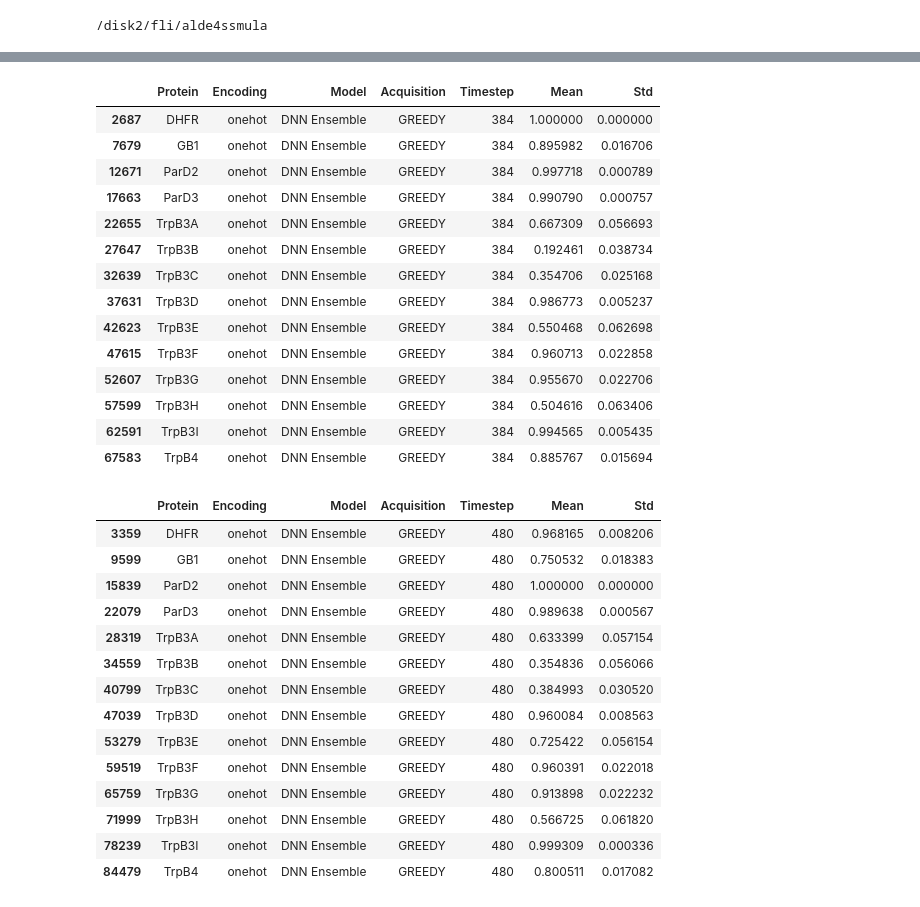
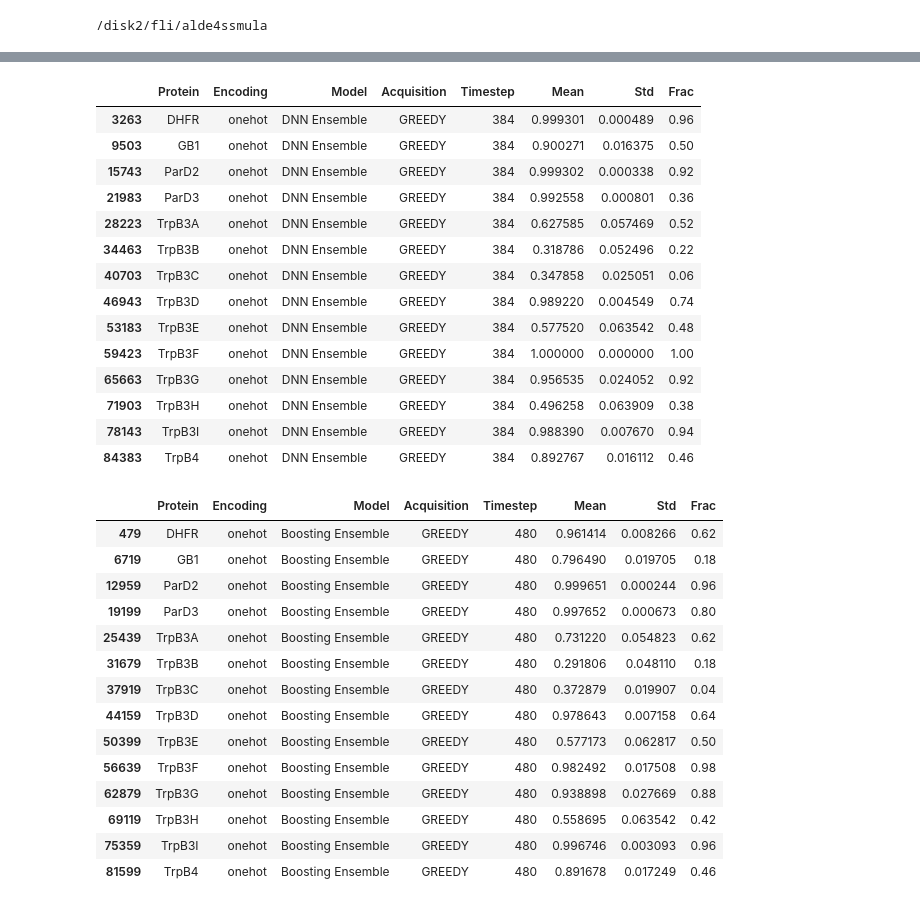
Before and after one commit to fhalab/alde4ssmula, a Jupyter notebook: analysis/tabulate_results.ipynb, the cells around one changed output, grey strips where cells are left out. Drawn from its saved outputs; the diff is of its cells as text; code cells hidden in the pictures.

```diff
--- a/analysis/tabulate_results.ipynb
+++ b/analysis/tabulate_results.ipynb
@@ -199,3 +203,3 @@ Total queries (incl. init): 384
 # %%
-df = pd.read_csv("/disk2/fli/alde4ssmula/results/4eq_96/all_results.csv")
+df = pd.read_csv("/disk2/fli/alde4ssmula/results/4eq_120/all_results.csv")
 # %%
@@ -219,39 +223,39 @@ df[(df["Encoding"]=="onehot") & (df["Acquisition"] == "GREEDY") & (df["Model"] =
 # %%
 df[(df["Encoding"]=="onehot") & (df["Acquisition"] == "GREEDY") & (df["Model"] == "DNN Ensemble") & (df["Timestep"] == 384)]
 # %% [output]
-|  | Protein | Encoding | Model | Acquisition | Timestep | Mean | Std |
-| 2687 | DHFR | onehot | DNN Ensemble | GREEDY | 384 | 1.000000 | 0.000000 |
-| 7679 | GB1 | onehot | DNN Ensemble | GREEDY | 384 | 0.895982 | 0.016706 |
-| 12671 | ParD2 | onehot | DNN Ensemble | GREEDY | 384 | 0.997718 | 0.000789 |
-| 17663 | ParD3 | onehot | DNN Ensemble | GREEDY | 384 | 0.990790 | 0.000757 |
-| 22655 | TrpB3A | onehot | DNN Ensemble | GREEDY | 384 | 0.667309 | 0.056693 |
-| 27647 | TrpB3B | onehot | DNN Ensemble | GREEDY | 384 | 0.192461 | 0.038734 |
-| 32639 | TrpB3C | onehot | DNN Ensemble | GREEDY | 384 | 0.354706 | 0.025168 |
-| 37631 | TrpB3D | onehot | DNN Ensemble | GREEDY | 384 | 0.986773 | 0.005237 |
-| 42623 | TrpB3E | onehot | DNN Ensemble | GREEDY | 384 | 0.550468 | 0.062698 |
-| 47615 | TrpB3F | onehot | DNN Ensemble | GREEDY | 384 | 0.960713 | 0.022858 |
-| 52607 | TrpB3G | onehot | DNN Ensemble | GREEDY | 384 | 0.955670 | 0.022706 |
-| 57599 | TrpB3H | onehot | DNN Ensemble | GREEDY | 384 | 0.504616 | 0.063406 |
-| 62591 | TrpB3I | onehot | DNN Ensemble | GREEDY | 384 | 0.994565 | 0.005435 |
-| 67583 | TrpB4 | onehot | DNN Ensemble | GREEDY | 384 | 0.885767 | 0.015694 |
+|  | Protein | Encoding | Model | Acquisition | Timestep | Mean | Std | Frac |
+| 3263 | DHFR | onehot | DNN Ensemble | GREEDY | 384 | 0.999301 | 0.000489 | 0.96 |
+| 9503 | GB1 | onehot | DNN Ensemble | GREEDY | 384 | 0.900271 | 0.016375 | 0.50 |
+| 15743 | ParD2 | onehot | DNN Ensemble | GREEDY | 384 | 0.999302 | 0.000338 | 0.92 |
+| 21983 | ParD3 | onehot | DNN Ensemble | GREEDY | 384 | 0.992558 | 0.000801 | 0.36 |
+| 28223 | TrpB3A | onehot | DNN Ensemble | GREEDY | 384 | 0.627585 | 0.057469 | 0.52 |
+| 34463 | TrpB3B | onehot | DNN Ensemble | GREEDY | 384 | 0.318786 | 0.052496 | 0.22 |
+| 40703 | TrpB3C | onehot | DNN Ensemble | GREEDY | 384 | 0.347858 | 0.025051 | 0.06 |
+| 46943 | TrpB3D | onehot | DNN Ensemble | GREEDY | 384 | 0.989220 | 0.004549 | 0.74 |
+| 53183 | TrpB3E | onehot | DNN Ensemble | GREEDY | 384 | 0.577520 | 0.063542 | 0.48 |
+| 59423 | TrpB3F | onehot | DNN Ensemble | GREEDY | 384 | 1.000000 | 0.000000 | 1.00 |
+| 65663 | TrpB3G | onehot | DNN Ensemble | GREEDY | 384 | 0.956535 | 0.024052 | 0.92 |
+| 71903 | TrpB3H | onehot | DNN Ensemble | GREEDY | 384 | 0.496258 | 0.063909 | 0.38 |
+| 78143 | TrpB3I | onehot | DNN Ensemble | GREEDY | 384 | 0.988390 | 0.007670 | 0.94 |
+| 84383 | TrpB4 | onehot | DNN Ensemble | GREEDY | 384 | 0.892767 | 0.016112 | 0.46 |
 # %%
-df[(df["Encoding"]=="onehot") & (df["Acquisition"] == "GREEDY") & (df["Model"] == "DNN Ensemble") & (df["Timestep"] == 480)]
+df[(df["Encoding"]=="onehot") & (df["Acquisition"] == "GREEDY") & (df["Model"] == "Boosting Ensemble") & (df["Timestep"] == 480)]
 # %% [output]
-|  | Protein | Encoding | Model | Acquisition | Timestep | Mean | Std |
-| 3359 | DHFR | onehot | DNN Ensemble | GREEDY | 480 | 0.968165 | 0.008206 |
-| 9599 | GB1 | onehot | DNN Ensemble | GREEDY | 480 | 0.750532 | 0.018383 |
-| 15839 | ParD2 | onehot | DNN Ensemble | GREEDY | 480 | 1.000000 | 0.000000 |
-| 22079 | ParD3 | onehot | DNN Ensemble | GREEDY | 480 | 0.989638 | 0.000567 |
-| 28319 | TrpB3A | onehot | DNN Ensemble | GREEDY | 480 | 0.633399 | 0.057154 |
-| 34559 | TrpB3B | onehot | DNN Ensemble | GREEDY | 480 | 0.354836 | 0.056066 |
-| 40799 | TrpB3C | onehot | DNN Ensemble | GREEDY | 480 | 0.384993 | 0.030520 |
-| 47039 | TrpB3D | onehot | DNN Ensemble | GREEDY | 480 | 0.960084 | 0.008563 |
-| 53279 | TrpB3E | onehot | DNN Ensemble | GREEDY | 480 | 0.725422 | 0.056154 |
-| 59519 | TrpB3F | onehot | DNN Ensemble | GREEDY | 480 | 0.960391 | 0.022018 |
-| 65759 | TrpB3G | onehot | DNN Ensemble | GREEDY | 480 | 0.913898 | 0.022232 |
-| 71999 | TrpB3H | onehot | DNN Ensemble | GREEDY | 480 | 0.566725 | 0.061820 |
-| 78239 | TrpB3I | onehot | DNN Ensemble | GREEDY | 480 | 0.999309 | 0.000336 |
-| 84479 | TrpB4 | onehot | DNN Ensemble | GREEDY | 480 | 0.800511 | 0.017082 |
+|  | Protein | Encoding | Model | Acquisition | Timestep | Mean | Std | Frac |
+| 479 | DHFR | onehot | Boosting Ensemble | GREEDY | 480 | 0.961414 | 0.008266 | 0.62 |
+| 6719 | GB1 | onehot | Boosting Ensemble | GREEDY | 480 | 0.796490 | 0.019705 | 0.18 |
+| 12959 | ParD2 | onehot | Boosting Ensemble | GREEDY | 480 | 0.999651 | 0.000244 | 0.96 |
+| 19199 | ParD3 | onehot | Boosting Ensemble | GREEDY | 480 | 0.997652 | 0.000673 | 0.80 |
+| 25439 | TrpB3A | onehot | Boosting Ensemble | GREEDY | 480 | 0.731220 | 0.054823 | 0.62 |
+| 31679 | TrpB3B | onehot | Boosting Ensemble | GREEDY | 480 | 0.291806 | 0.048110 | 0.18 |
+| 37919 | TrpB3C | onehot | Boosting Ensemble | GREEDY | 480 | 0.372879 | 0.019907 | 0.04 |
+| 44159 | TrpB3D | onehot | Boosting Ensemble | GREEDY | 480 | 0.978643 | 0.007158 | 0.64 |
+| 50399 | TrpB3E | onehot | Boosting Ensemble | GREEDY | 480 | 0.577173 | 0.062817 | 0.50 |
+| 56639 | TrpB3F | onehot | Boosting Ensemble | GREEDY | 480 | 0.982492 | 0.017508 | 0.98 |
+| 62879 | TrpB3G | onehot | Boosting Ensemble | GREEDY | 480 | 0.938898 | 0.027669 | 0.88 |
+| 69119 | TrpB3H | onehot | Boosting Ensemble | GREEDY | 480 | 0.558695 | 0.063542 | 0.42 |
+| 75359 | TrpB3I | onehot | Boosting Ensemble | GREEDY | 480 | 0.996746 | 0.003093 | 0.96 |
+| 81599 | TrpB4 | onehot | Boosting Ensemble | GREEDY | 480 | 0.891678 | 0.017249 | 0.46 |
 # %%
 
 def checkNgen_folder(folder_path: str) -> str:
```
Also changed, not shown: parts of 4 cells of this notebook, 3 other files.
